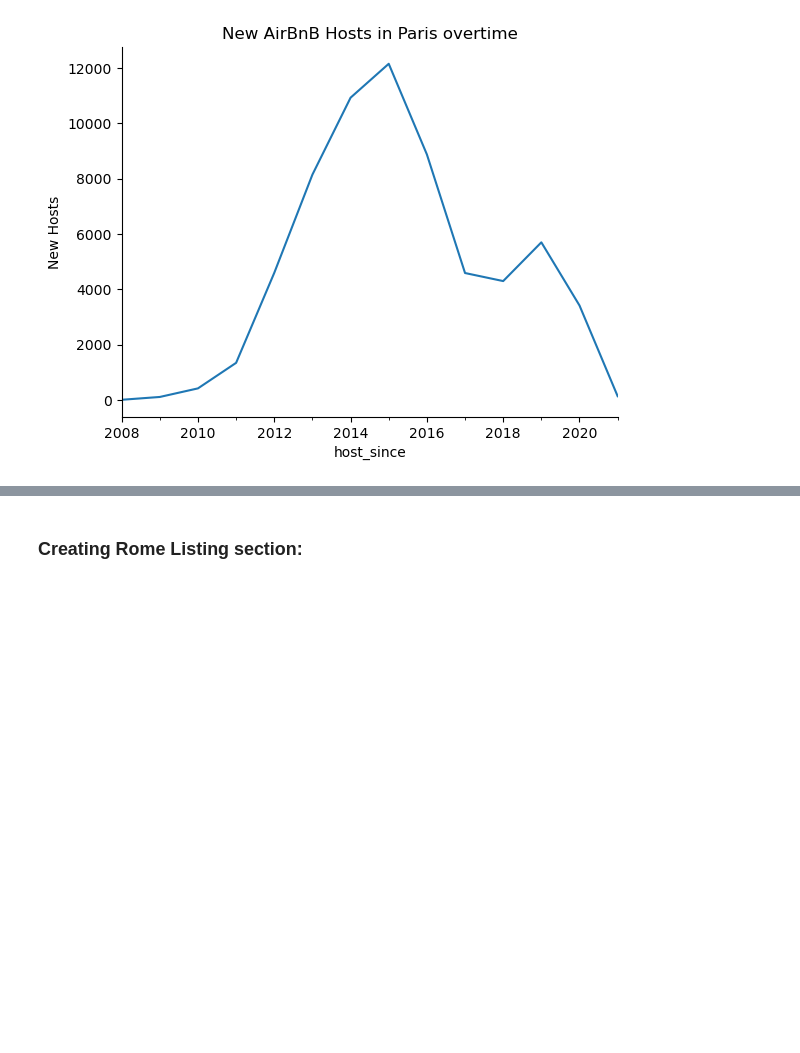
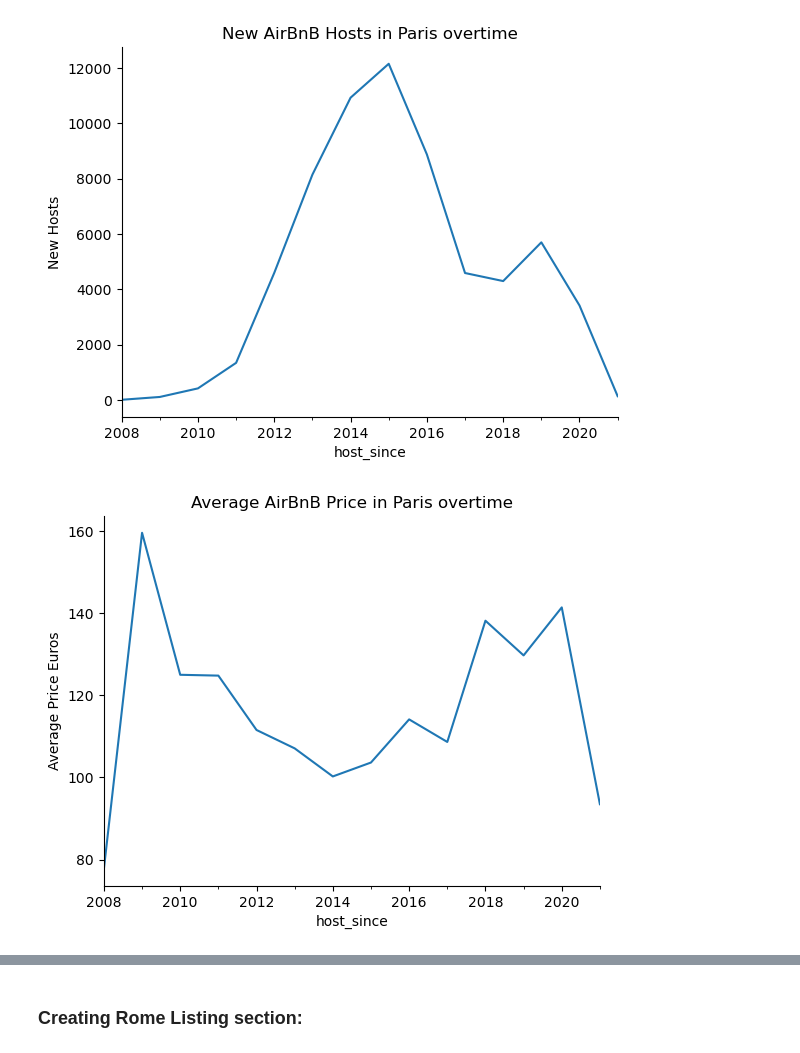
Before and after one commit to novicecoder205/AirBnB-Analysis-Project-Python, a Jupyter notebook: AirBnB Python Analyze.ipynb, the cells around one changed output, grey strips where cells are left out. Cells and saved outputs as stored; diff of their text form; code cells hidden in the pictures; blank space fills up the shorter version.

```diff
--- a/AirBnB Python Analyze.ipynb
+++ b/AirBnB Python Analyze.ipynb
@@ -314,3 +314,11 @@ paris_Listings_over_time["neighbourhood"].plot(
 sns.despine()
 # %% [output]
 [figure]
+# %%
+paris_Listings_over_time["price"].plot(
+    ylabel = "Average Price Euros",
+    title = "Average AirBnB Price in Paris overtime"
+)
+sns.despine()
+# %% [output]
+[figure, added]
```
Also changed, not shown: parts of 1 cell of this notebook.
